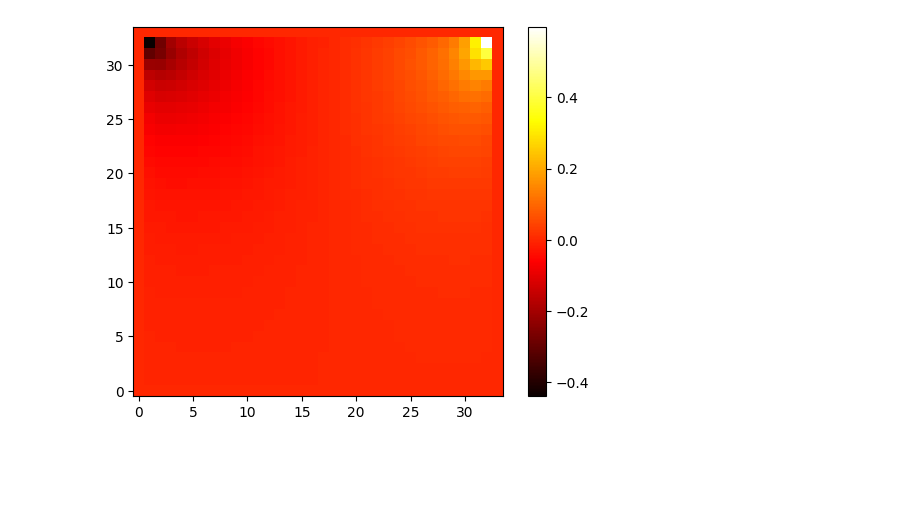
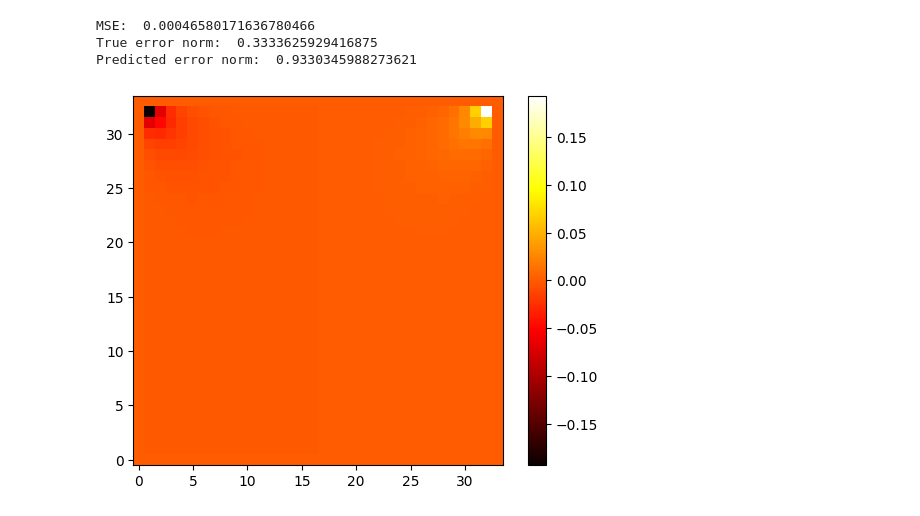
Before and after one commit to glaand/bachelor-thesis, a Jupyter notebook: ml/ml_analysis.ipynb, the cells around one changed output. Cells and saved outputs as stored; diff of their text form; code cells hidden in the pictures; blank space fills up the shorter version.

```diff
--- a/ml/ml_analysis.ipynb
+++ b/ml/ml_analysis.ipynb
@@ -56,13 +68,24 @@ with torch.no_grad():
+# %%
+# MSE between true and predicted error
+mse = torch.mean((pred_error - true_error)**2)
+print("MSE: ", mse.item())
+# print norms
+print("True error norm: ", torch.norm(true_error).item())
+print("Predicted error norm: ", torch.norm(pred_error).item())
+# %% [output]
+MSE:  0.00046580171636780466
+True error norm:  0.3333625929416875
+Predicted error norm:  0.9330345988273621
 # %%
-e_data = np.loadtxt("../experiments/2d/mgpcg/ML_data/e_15.dat")
+e_data = np.loadtxt("../experiments/2d/mgpcg/ML_data/e_0.dat")
 # plot e_data as heatmap
 plt.imshow(e_data, cmap='hot', interpolation='nearest')
 # invert the y-axis
 plt.gca().invert_yaxis()
 plt.colorbar()
 plt.show()
 # %% [output]
-[figure, old version]
+[figure, new version]
 # %%
 e_data = np.loadtxt("test.dat")
 # plot e_data as heatmap
```
Also changed, not shown: parts of 6 cells of this notebook, 3 other files.
